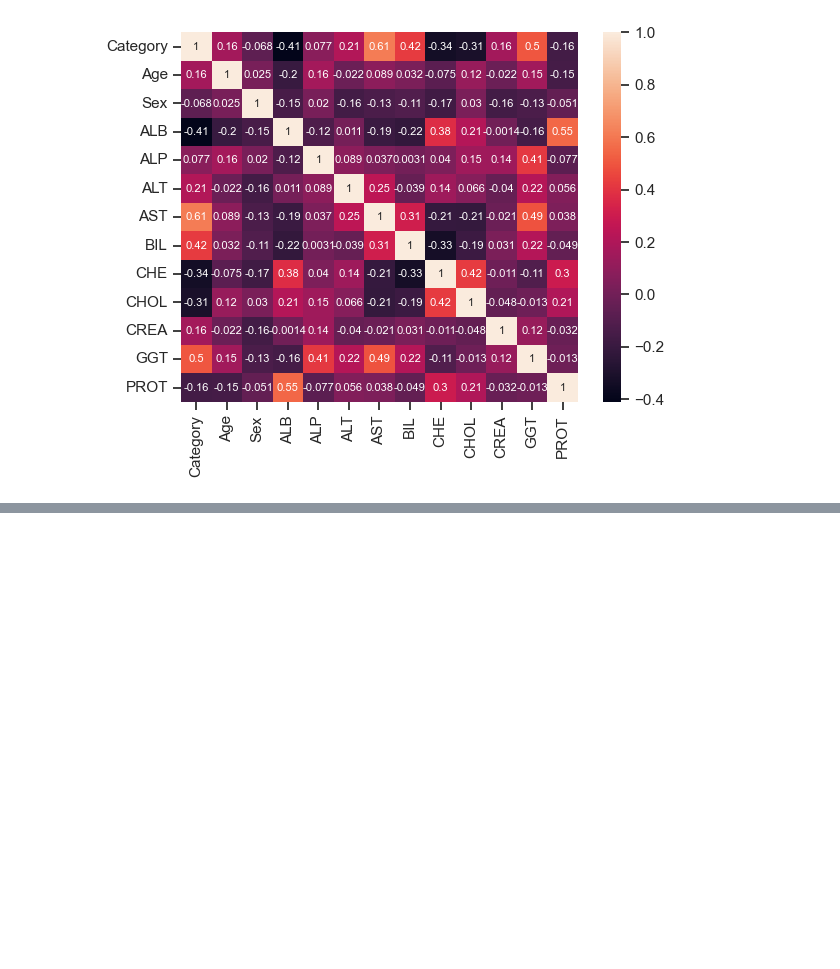
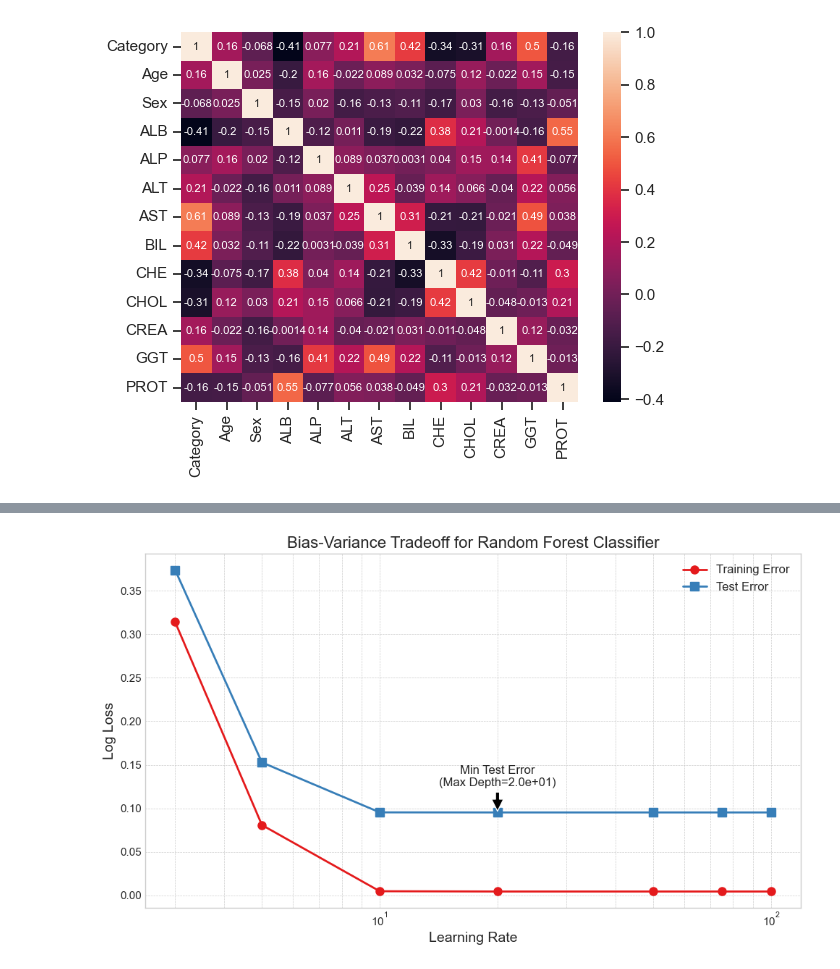
Before and after one commit to AleX77NP/Hepatitis-C-detection---model-s-tuning, a Jupyter notebook: main.ipynb, the cells around one changed output, grey strips where cells are left out. Cells and saved outputs as stored; diff of their text form; code cells hidden in the pictures; blank space fills up the shorter version.

```diff
--- a/main.ipynb
+++ b/main.ipynb
@@ -372,0 +437,39 @@ plt.show()
+# %%
+depth_values = [3, 5, 10, 20, 50, 75, 100]
+
+# Set style
+plt.style.use("seaborn-v0_8-whitegrid")
+
+# Create plot
+plt.figure(figsize=(10, 6))
+plt.plot(depth_values, train_errors, label='Training Error', marker='o', markersize=8, linewidth=2)
+plt.plot(depth_values, test_errors, label='Test Error', marker='s', markersize=8, linewidth=2)
+
+# Set log scale for x-axis
+plt.xscale('log')
+
+# Titles and labels
+plt.xlabel('Learning Rate', fontsize=14)
+plt.ylabel('Log Loss', fontsize=14)
+plt.title('Bias-Variance Tradeoff for Random Forest Classifier', fontsize=16)
+
+# Grid and legend
+plt.grid(True, which='both', linestyle='--', linewidth=0.5)
+plt.legend(fontsize=12)
+
+# Annotate minimum test error point
+min_test_error_idx = np.argmin(test_errors)
+min_test_error = test_errors[min_test_error_idx]
+best_depth_value = depth_values[min_test_error_idx]
+plt.annotate(f'Min Test Error\n(Max Depth={best_depth_value:.1e})',
+             xy=(best_depth_value, min_test_error),
+             xytext=(best_depth_value, min_test_error + 0.03),
+             arrowprops=dict(facecolor='black', shrink=0.05),
+             fontsize=12,
+             ha='center')
+
+# Show plot
+plt.tight_layout()
+plt.show()
+# %% [output]
+[figure, added]
```
Also changed, not shown: parts of 12 cells of this notebook, 3 other files.
